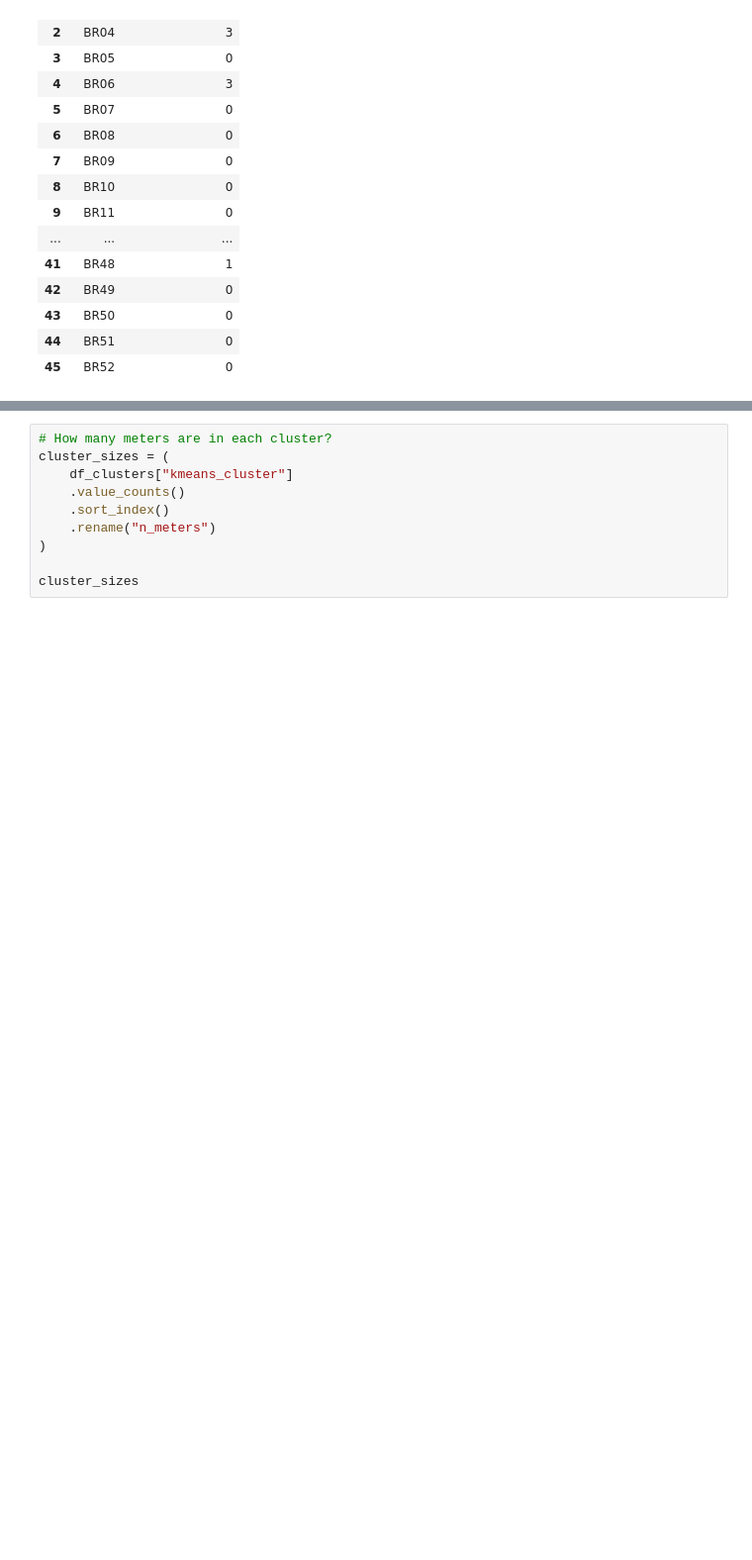
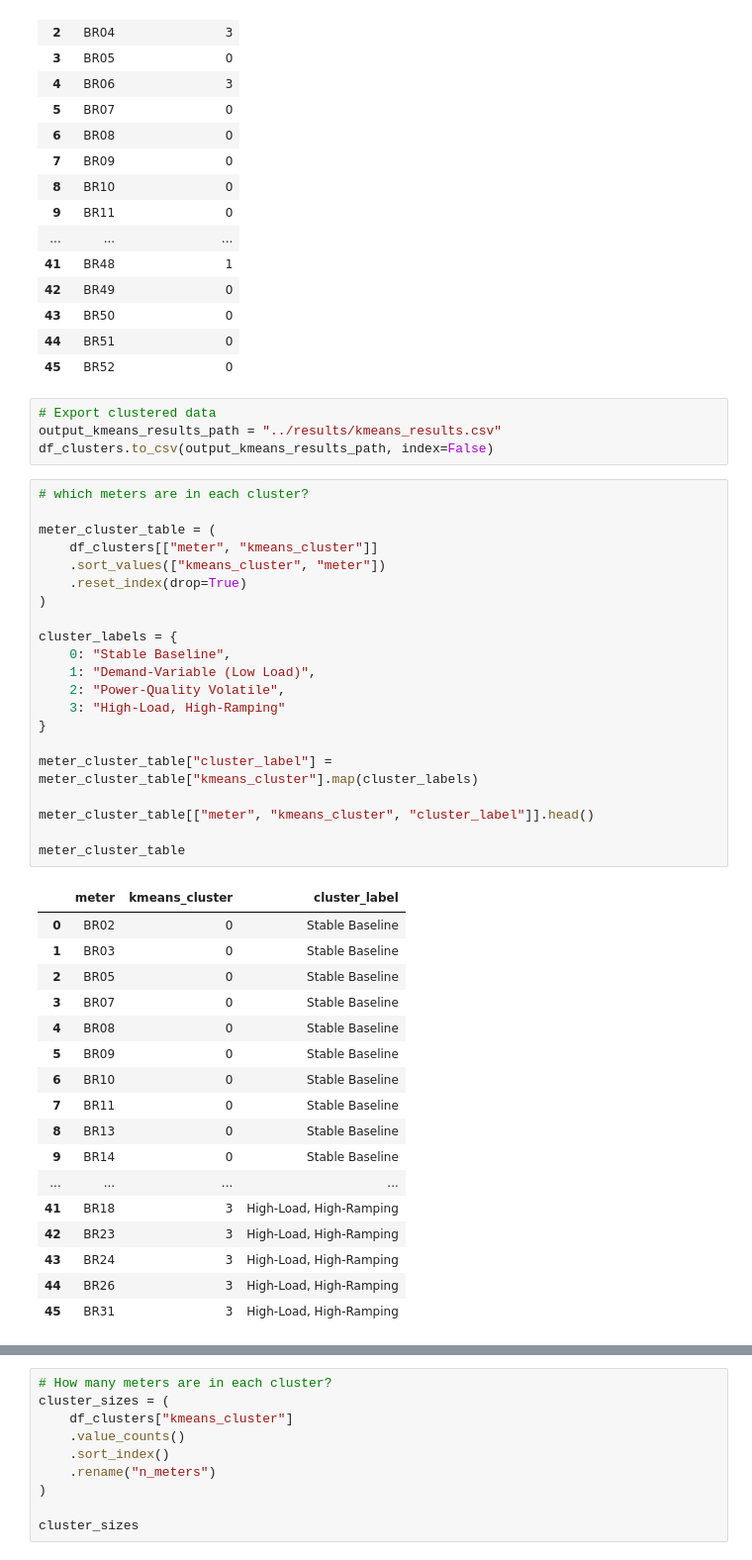
Before and after one commit to helsharif/smart-electric-meter-risk-clustering, a Jupyter notebook: notebooks/02_k_means.ipynb, the cells around one changed output, grey strips where cells are left out. Shown at 99% size. Cells and saved outputs as stored; diff of their text form; blank space fills up the shorter version.

Commit message:
Included tables/CSVs with cluster labels and descriptions for each meter. Updated README.md

```diff
--- a/notebooks/02_k_means.ipynb
+++ b/notebooks/02_k_means.ipynb
@@ -228,3 +228,46 @@ df_clusters[["meter", "kmeans_cluster"]]
 | 43 | BR50 | 0 |
 | 44 | BR51 | 0 |
 | 45 | BR52 | 0 |
+# %%
+# Export clustered data
+output_kmeans_results_path = "../results/kmeans_results.csv"
+df_clusters.to_csv(output_kmeans_results_path, index=False)
+# %%
+# which meters are in each cluster?
+
+meter_cluster_table = (
+    df_clusters[["meter", "kmeans_cluster"]]
+    .sort_values(["kmeans_cluster", "meter"])
+    .reset_index(drop=True)
+)
+
+cluster_labels = {
+    0: "Stable Baseline",
+    1: "Demand-Variable (Low Load)",
+    2: "Power-Quality Volatile",
+    3: "High-Load, High-Ramping"
+}
+
+meter_cluster_table["cluster_label"] = meter_cluster_table["kmeans_cluster"].map(cluster_labels)
+
+meter_cluster_table[["meter", "kmeans_cluster", "cluster_label"]].head()
+
+meter_cluster_table
+# %% [output]
+|  | meter | kmeans_cluster | cluster_label |
+| 0 | BR02 | 0 | Stable Baseline |
+| 1 | BR03 | 0 | Stable Baseline |
+| 2 | BR05 | 0 | Stable Baseline |
+| 3 | BR07 | 0 | Stable Baseline |
+| 4 | BR08 | 0 | Stable Baseline |
+| 5 | BR09 | 0 | Stable Baseline |
+| 6 | BR10 | 0 | Stable Baseline |
+| 7 | BR11 | 0 | Stable Baseline |
+| 8 | BR13 | 0 | Stable Baseline |
+| 9 | BR14 | 0 | Stable Baseline |
+| ... | ... | ... | ... |
+| 41 | BR18 | 3 | High-Load, High-Ramping |
+| 42 | BR23 | 3 | High-Load, High-Ramping |
+| 43 | BR24 | 3 | High-Load, High-Ramping |
+| 44 | BR26 | 3 | High-Load, High-Ramping |
+| 45 | BR31 | 3 | High-Load, High-Ramping |
```
Also changed, not shown: parts of 3 cells of this notebook, 4 other files.
